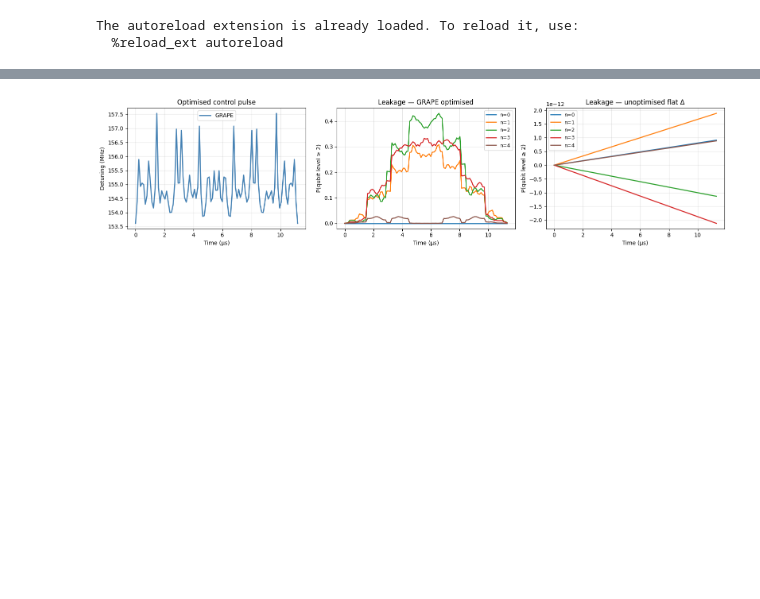
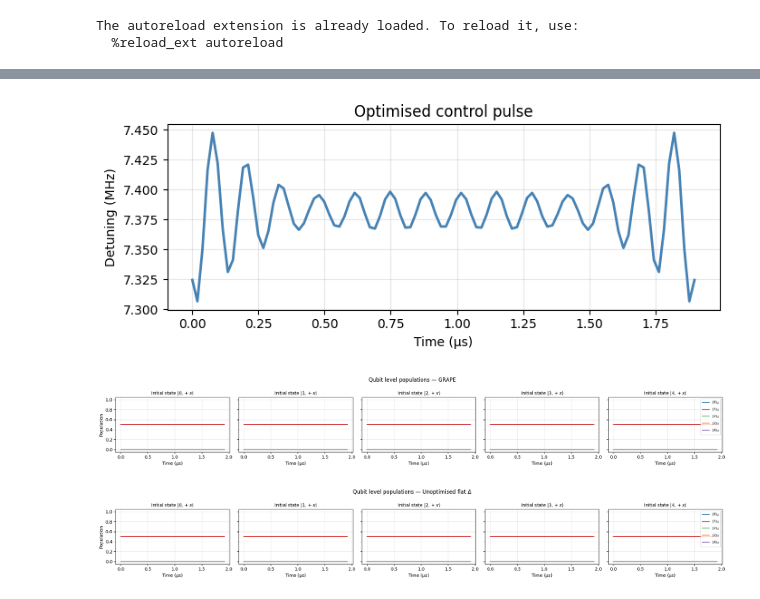
Before and after one commit to TunmayGerg/quantum-simulation-code, a Jupyter notebook: Optimal control/Grape_optimal_control_adiabatic.ipynb, the cells around one changed output, grey strips where cells are left out. Saved outputs shown, nothing was run; the diff lists cells and outputs as text; code cells hidden in the pictures; blank space fills up the shorter version.

Commit message:
improvements to grape adiabetic analysis and handling

```diff
--- a/Optimal control/Grape_optimal_control_adiabatic.ipynb
+++ b/Optimal control/Grape_optimal_control_adiabatic.ipynb
@@ -41,8 +41,8 @@ Nc_big = 10     # total cavity dim: includes higher levels
 Nq_big = 5      # total qubit dim: includes higher levels
 
 g = 1 * 2*np.pi        # coupling (angular units)
-alpha = -160 * 2*np.pi # transmon anharmonicity (angular units)
-dressed_detuning = 155 * 2*np.pi  # detuning between cavity and transmon for adiabetic dressed frame
+alpha = -168 * 2*np.pi # transmon anharmonicity (angular units)
+dressed_detuning = 7 * 2*np.pi  # detuning between cavity and transmon for adiabetic dressed frame
 
 drive_parameters = {
     'N_c': Nc_big,
@@ -69,3 +69,4 @@ adiabatic_unitary = evecs_qobj # transforms from bare to dressed frame
 gauge_ops = [n_r, n_q] # gauge ops for bare frame
 projector = projector_onto_states([qt.tensor(qt.fock(Nc_big, n_r), qt.fock(Nq_big, n_q)) for n_r in range(Nr_subspace_dim) for n_q in range(Nq_subspace_dim)])
 T_gate = np.pi/chi  # gate time for cross-Kerr pi. this is positive
+print(f"Gate time for cross-Kerr pi: {T_gate:.3f} us")
@@ -406,43 +474,44 @@ VBox(children=(HBox(children=(Play(value=0), IntSlider(value=100, description='m
 # %%
 import matplotlib.pyplot as plt
 import numpy as np
 
-t_steps = np.arange(nsteps + 1) * dt_ev   # time axis for states (n_steps+1 points)
-t_pulse = np.arange(nsteps) * dt_ev        # time axis for pulse  (n_steps points)
+t_steps = np.arange(nsteps + 1) * dt_ev
+t_pulse = np.arange(nsteps) * dt_ev
 
-colors = plt.cm.tab10(np.linspace(0, 0.5, 5))
-
-fig, axes = plt.subplots(1, 3, figsize=(16, 4))
+level_colors = ['#1f77b4', '#d62728', '#2ca02c', '#ff7f0e', '#9467bd']  # blue, red, green, orange, purple
 
 # ── Optimised pulse ───────────────────────────────────────────────
-axes[0].plot(t_pulse, p_grape[:, 0] / (2 * np.pi), lw=2, color='steelblue', label='GRAPE')
-# axes[0].axhline(dressed_detuning / (2 * np.pi), color='gray', lw=1.2,
-#                 linestyle='--', label='flat Δ')
-axes[0].set_xlabel('Time (μs)')
-axes[0].set_ylabel('Detuning (MHz)')
-axes[0].set_title('Optimised control pulse')
-axes[0].legend()
-axes[0].grid(True, alpha=0.3)
-
-# ── Leakage — GRAPE ───────────────────────────────────────────────
-for n in photon_nums:
-    axes[1].plot(t_steps, leak_grape[n], color=colors[n], lw=1.8, label=f'n={n}')
-axes[1].set_xlabel('Time (μs)')
-axes[1].set_ylabel('P(qubit level ≥ 2)')
-axes[1].set_title('Leakage — GRAPE optimised')
-axes[1].legend(fontsize=9)
-axes[1].grid(True, alpha=0.3)
-
-# ── Leakage — unoptimised ─────────────────────────────────────────
-for n in photon_nums:
-    axes[2].plot(t_steps, leak_unopt[n], color=colors[n], lw=1.8, label=f'n={n}')
-axes[2].set_xlabel('Time (μs)')
-axes[2].set_ylabel('P(qubit level ≥ 2)')
-axes[2].set_title('Leakage — unoptimised flat Δ')
-axes[2].legend(fontsize=9)
-axes[2].grid(True, alpha=0.3)
-
+fig_pulse, ax_pulse = plt.subplots(figsize=(7, 3))
+ax_pulse.plot(t_pulse, p_grape[:, 0] / (2 * np.pi), lw=2, color='steelblue')
+ax_pulse.set_xlabel('Time (μs)')
+ax_pulse.set_ylabel('Detuning (MHz)')
+ax_pulse.set_title('Optimised control pulse')
+ax_pulse.grid(True, alpha=0.3)
 plt.tight_layout()
 plt.show()
+
+# ── Population per qubit level, one subplot per initial state ─────
+state_labels = [rf'$|{n}, +x\rangle$' for n in photon_nums]
+level_labels  = [rf'$|{lvl}\rangle_q$' for lvl in range(Nq_big)]
+
+for case_label, pop in [("GRAPE", pop_grape), ("Unoptimised flat Δ", pop_unopt)]:
+    fig, axes = plt.subplots(1, len(photon_nums), figsize=(4 * len(photon_nums), 3),
+                             sharey=True)
+    fig.suptitle(f'Qubit level populations — {case_label}', fontsize=12)
+    for n, ax, lbl in zip(photon_nums, axes, state_labels):
+        for lvl in range(Nq_big):
+            ax.plot(t_steps, pop[n, :, lvl],
+                    color=level_colors[lvl], lw=1.6, label=level_labels[lvl])
+        ax.set_title(f'Initial state {lbl}', fontsize=10)
+        ax.set_xlabel('Time (μs)')
+        if n == 0:
+            ax.set_ylabel('Population')
+        ax.grid(True, alpha=0.3)
+        ax.set_ylim(-0.05, 1.05)
+    axes[-1].legend(fontsize=8, loc='upper right')
+    plt.tight_layout()
+    plt.show()
 # %% [output]
-[figure, old version]
+[figure, new version]
+[figure, added]
+[figure, added]
```
Also changed, not shown: parts of 9 cells of this notebook, 21 other files.
